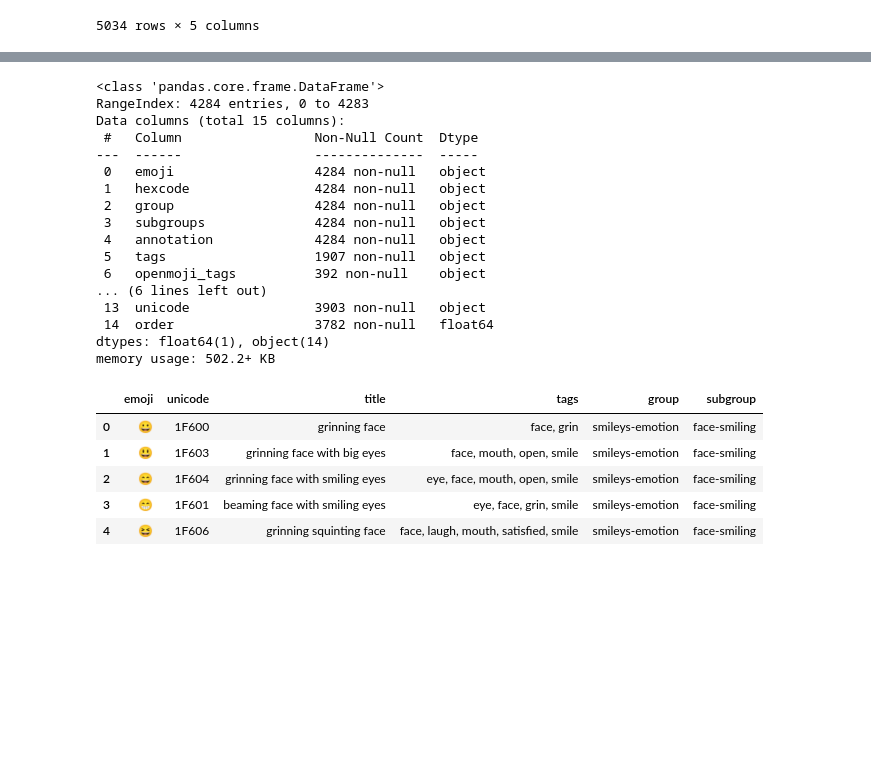
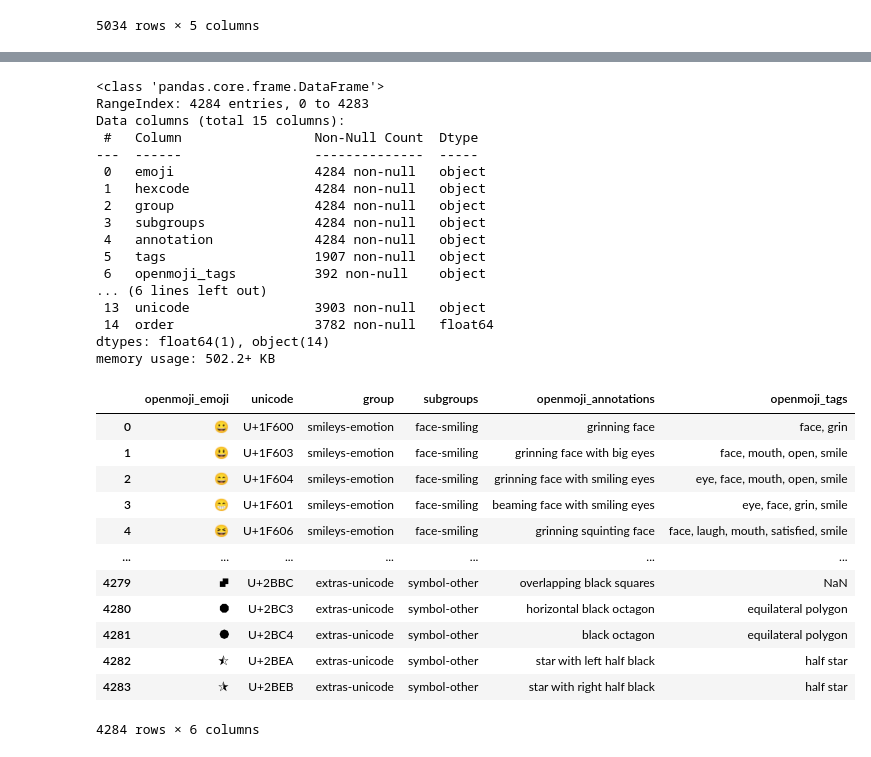
Before and after one commit to LCM-W25-3035/EmojiGen, a Jupyter notebook: Notebooks/EmojiGen.ipynb, the cells around one changed output, grey strips where cells are left out. Saved outputs shown, nothing was run; the diff lists cells and outputs as text; code cells hidden in the pictures; blank space fills up the shorter version.

Commit message:
Standarized the Emoji Unicodes, Extracted necessary columns from all datasets and merged the datasets into a single dataframe

```diff
--- a/Notebooks/EmojiGen.ipynb
+++ b/Notebooks/EmojiGen.ipynb
@@ -97,3 +234,25 @@ llm_emoji_df
+# %%
+def normalize_unicode(unicode_str):
+    # Remove existing "U+" prefixes
+    cleaned = re.sub(r"U\+", "", unicode_str)
+
+    # Replace separators (spaces, commas, hyphens) with a single space
+    cleaned = re.sub(r"[\s,.-]+", " ", cleaned)
+
+    # Add "U+" prefix to each code point
+    normalized = " ".join(f"U+{code}" for code in cleaned.split())
+
+    return normalized
+# %%
+def merge_columns(col1, col2):
+    if pd.isna(col1) and pd.isna(col2):
+        return float("NaN")  # Keep NaN if both are missing
+    elif pd.isna(col1):
+        return col2  # If col1 is NaN, take col2
+    elif pd.isna(col2):
+        return col1  # If col2 is NaN, take col1
+    else:
+        return f"{col1}"  # If both have values, merge with a comma
 # %%
 # Merge the llm_emoji_df, openmoji_df, emojipedia_df based on unicode/hexcode
 # The final df should have unicode, title (short descriotion, annotation), tags, group, subgroup, description)
@@ -127,33 +291,42 @@ memory usage: 196.8+ KB
 # %%
 open_moji_df.info()
-new_order = ['emoji', 'hexcode', 'annotation', 'tags', 'group', 'subgroups']
-open_moji_sm_df = open_moji_df[new_order]
-open_moji_sm_df.rename(columns={'emoji':'emoji', 'hexcode':'unicode', 'annotation':'title',
-'tags':'tags', 'group':'group', 'subgroups':'subgroup'}, inplace=True)
-open_moji_sm_df.head()
+open_moji_sm_df = open_moji_df[['emoji','hexcode','group','subgroups','annotation','tags','openmoji_tags']]
+open_moji_sm_df.rename(columns={'emoji':'openmoji_emoji','hexcode':'unicode', 'annotation':'openmoji_annotations'}, inplace=True)
+open_moji_sm_df['unicode'] = open_moji_sm_df['unicode'].apply(normalize_unicode)
+
+open_moji_sm_df['openmoji_tags'] = open_moji_sm_df.apply(lambda row: merge_columns(row['tags'], row["openmoji_tags"]), axis=1)
+open_moji_sm_df.drop(columns=["tags"], inplace=True)
+open_moji_sm_df
 # %% [output]
 <class 'pandas.core.frame.DataFrame'>
 RangeIndex: 4284 entries, 0 to 4283
 Data columns (total 15 columns):
  #   Column                 Non-Null Count  Dtype
 ---  ------                 --------------  -----
  0   emoji                  4284 non-null   object
  1   hexcode                4284 non-null   object
  2   group                  4284 non-null   object
  3   subgroups              4284 non-null   object
  4   annotation             4284 non-null   object
  5   tags                   1907 non-null   object
  6   openmoji_tags          392 non-null    object
 ... (6 lines left out)
  13  unicode                3903 non-null   object
  14  order                  3782 non-null   float64
 dtypes: float64(1), object(14)
 memory usage: 502.2+ KB
-|  | emoji | unicode | title | tags | group | subgroup |
-| 0 | 😀 | 1F600 | grinning face | face, grin | smileys-emotion | face-smiling |
-| 1 | 😃 | 1F603 | grinning face with big eyes | face, mouth, open, smile | smileys-emotion | face-smiling |
-| 2 | 😄 | 1F604 | grinning face with smiling eyes | eye, face, mouth, open, smile | smileys-emotion | face-smiling |
-| 3 | 😁 | 1F601 | beaming face with smiling eyes | eye, face, grin, smile | smileys-emotion | face-smiling |
-| 4 | 😆 | 1F606 | grinning squinting face | face, laugh, mouth, satisfied, smile | smileys-emotion | face-smiling |
+|  | openmoji_emoji | unicode | group | subgroups | openmoji_annotations | openmoji_tags |
+| 0 | 😀 | U+1F600 | smileys-emotion | face-smiling | grinning face | face, grin |
+| 1 | 😃 | U+1F603 | smileys-emotion | face-smiling | grinning face with big eyes | face, mouth, open, smile |
+| 2 | 😄 | U+1F604 | smileys-emotion | face-smiling | grinning face with smiling eyes | eye, face, mouth, open, smile |
+| 3 | 😁 | U+1F601 | smileys-emotion | face-smiling | beaming face with smiling eyes | eye, face, grin, smile |
+| 4 | 😆 | U+1F606 | smileys-emotion | face-smiling | grinning squinting face | face, laugh, mouth, satisfied, smile |
+| ... | ... | ... | ... | ... | ... | ... |
+| 4279 | ⮼ | U+2BBC | extras-unicode | symbol-other | overlapping black squares | NaN |
+| 4280 | ⯃ | U+2BC3 | extras-unicode | symbol-other | horizontal black octagon | equilateral polygon |
+| 4281 | ⯄ | U+2BC4 | extras-unicode | symbol-other | black octagon | equilateral polygon |
+| 4282 | ⯪ | U+2BEA | extras-unicode | symbol-other | star with left half black | half star |
+| 4283 | ⯫ | U+2BEB | extras-unicode | symbol-other | star with right half black | half star |
+4284 rows × 6 columns
 # %%
 emojipedia_df.info()
```
Also changed, not shown: parts of 19 cells of this notebook.
